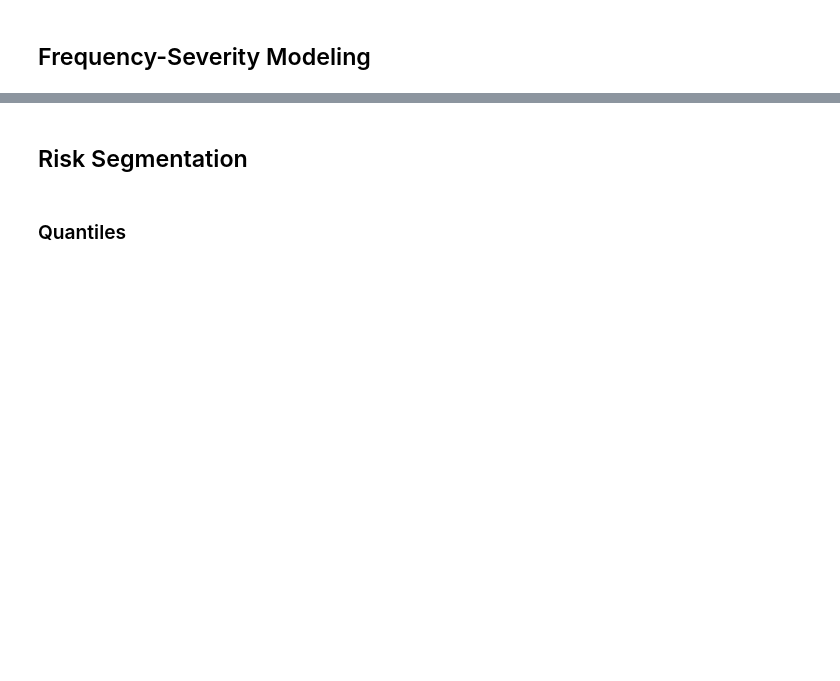
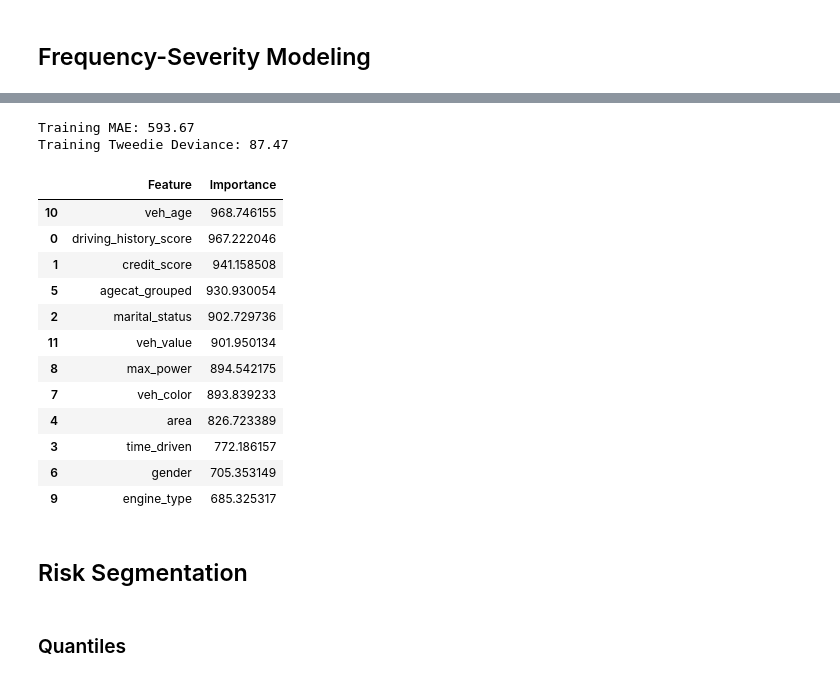
Before and after one commit to adervesh03/Hawkeye-Datathon-2025, a Jupyter notebook: backend/model_implementation.ipynb, the cells around one changed output, grey strips where cells are left out. Saved outputs shown, nothing was run; the diff lists cells and outputs as text; code cells hidden in the pictures; blank space fills up the shorter version.

```diff
--- a/backend/model_implementation.ipynb
+++ b/backend/model_implementation.ipynb
@@ -351,2 +104,27 @@ Training RMSE: 1411.0192
 # %% [markdown]
 ## Frequency-Severity Modeling
+# %%
+# XGBoost Tweedie Regression with Cross-Validation Early Stopping and Native Categorical Support
+
+final_preds = [
+    'driving_history_score', # was supposed to drop, but this feels important for insurance
+    'credit_score',
+    # 'low_education_ind', # dropped based on results of varclushi
+    'marital_status',
+    'time_driven',
+    'area',
+    'agecat_grouped',
+    'gender',
+    'veh_color',
+    'max_power',
+    'engine_type',
+    'veh_age',
+    'veh_body',
+    'veh_value' # were supposed to drop this but it doesn't make much sense to do
+]
+
+# Define features and target
+y = final_model_data['claimcst0'].astype(float)
+exposure = final_model_data['exposure'].astype(float).clip(lower=1e-12)
+X = final_model_data[final_preds].copy()
+# weights = train_data['exposure']  # Assuming exposure is in years, convert to months
@@ -352,0 +295,20 @@ Training RMSE: 1411.0192
+# %%
+# Model metrics on Training Data
+
+# MAE
+y_pred = model.predict(dtrain)
+mae = mean_absolute_error(y, y_pred)
+print(f"Training MAE: {mae:.2f}")
+
+# Tweedie Deviance
+tweedie_dev = mean_tweedie_deviance(
+    y_true=y,
+    y_pred=y_pred,
+    power=1.5    # same as model.tweedie_variance_power
+)
+print(f"Training Tweedie Deviance: {tweedie_dev:.2f}")
+
+# Gini Coefficient
+# %% [output]
+Training MAE: 593.67
+Training Tweedie Deviance: 87.47
@@ -353,3 +317,25 @@ Training RMSE: 1411.0192
+# %%
+# calculate feature importance
+importance = model.get_score(importance_type='gain')
+importance_df = pd.DataFrame({
+    'Feature': list(importance.keys()),
+    'Importance': list(importance.values())
+}).sort_values(by='Importance', ascending=False)
+importance_df
+# %% [output]
+|  | Feature | Importance |
+| 10 | veh_age | 968.746155 |
+| 0 | driving_history_score | 967.222046 |
+| 1 | credit_score | 941.158508 |
+| 5 | agecat_grouped | 930.930054 |
+| 2 | marital_status | 902.729736 |
+| 11 | veh_value | 901.950134 |
+| 8 | max_power | 894.542175 |
+| 7 | veh_color | 893.839233 |
+| 4 | area | 826.723389 |
+| 3 | time_driven | 772.186157 |
+| 6 | gender | 705.353149 |
+| 9 | engine_type | 685.325317 |
 # %% [markdown]
 ## Risk Segmentation
 # %% [markdown]
```
Also changed, not shown: parts of 18 cells of this notebook.
